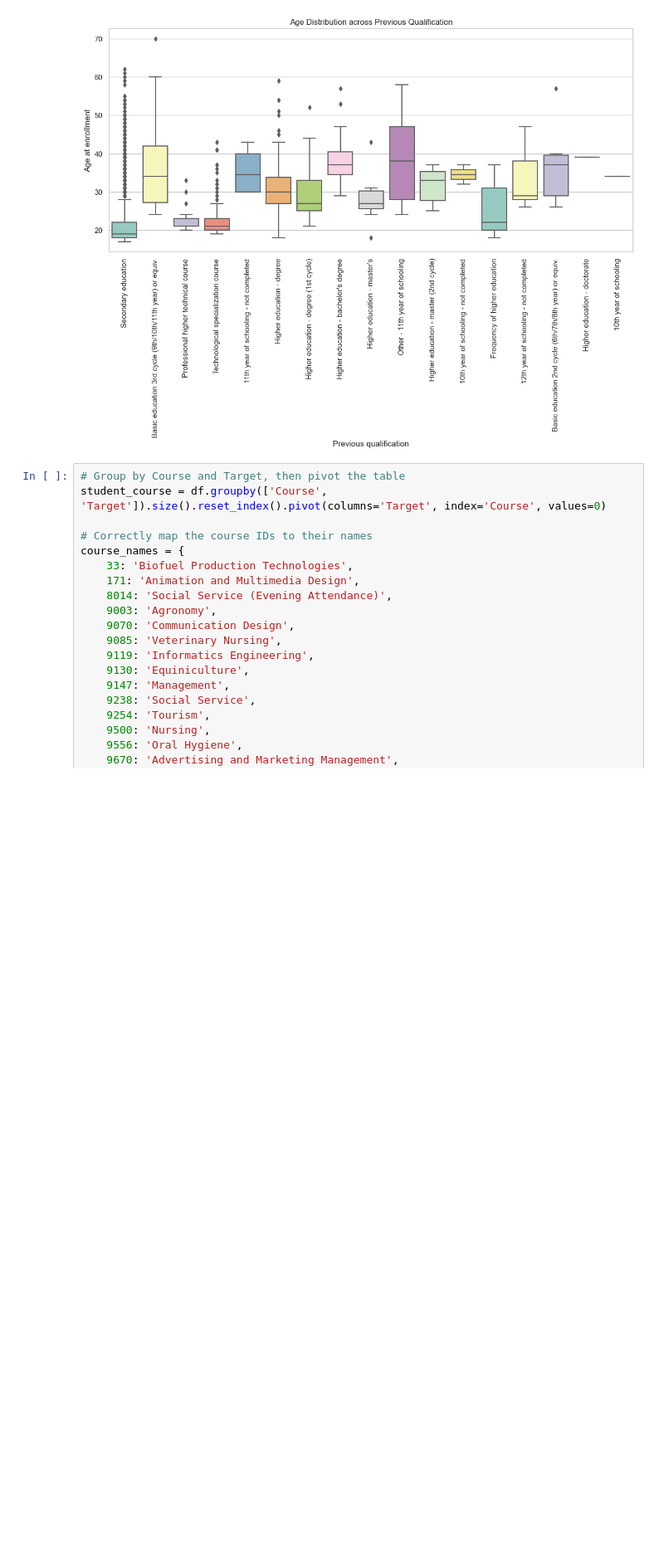
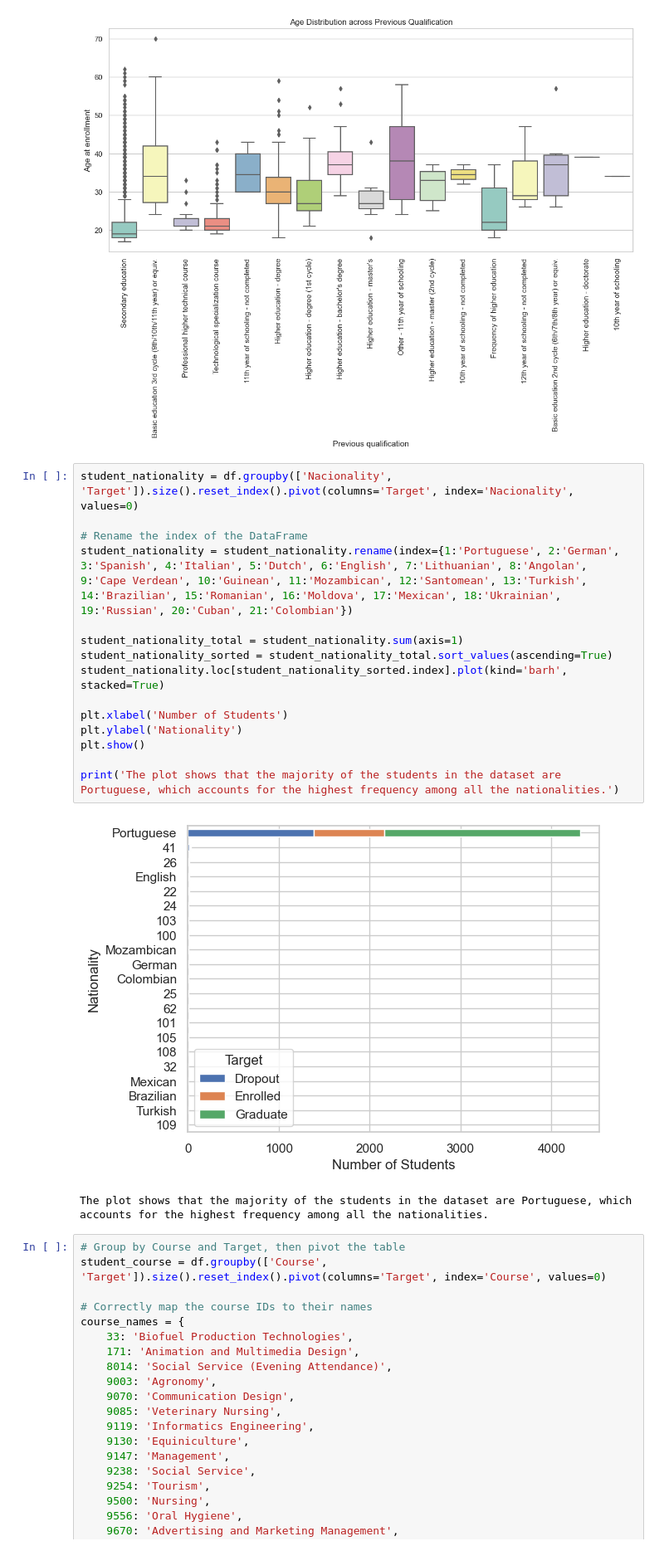
Before and after one commit to youssefhass/ml-predict-student-dropout, a Jupyter notebook: 02_Predict_Students_Dropout_EDA.ipynb, the cells around one changed output. Shown at 83% size. Cells and saved outputs as stored; diff of their text form; blank space fills up the shorter version.

```diff
--- a/02_Predict_Students_Dropout_EDA.ipynb
+++ b/02_Predict_Students_Dropout_EDA.ipynb
@@ -247,6 +252,24 @@ plt.xticks(rotation=90)
 plt.show()
 # %% [output]
 [figure]
+# %%
+student_nationality = df.groupby(['Nacionality', 'Target']).size().reset_index().pivot(columns='Target', index='Nacionality', values=0)
+
+# Rename the index of the DataFrame
+student_nationality = student_nationality.rename(index={1:'Portuguese', 2:'German', 3:'Spanish', 4:'Italian', 5:'Dutch', 6:'English', 7:'Lithuanian', 8:'Angolan', 9:'Cape Verdean', 10:'Guinean', 11:'Mozambican', 12:'Santomean', 13:'Turkish', 14:'Brazilian', 15:'Romanian', 16:'Moldova', 17:'Mexican', 18:'Ukrainian', 19:'Russian', 20:'Cuban', 21:'Colombian'})
+
+student_nationality_total = student_nationality.sum(axis=1)
+student_nationality_sorted = student_nationality_total.sort_values(ascending=True)
+student_nationality.loc[student_nationality_sorted.index].plot(kind='barh', stacked=True)
+
+plt.xlabel('Number of Students')
+plt.ylabel('Nationality')
+plt.show()
+
+print('The plot shows that the majority of the students in the dataset are Portuguese, which accounts for the highest frequency among all the nationalities.')
+# %% [output]
+[figure, added]
+The plot shows that the majority of the students in the dataset are Portuguese, which accounts for the highest frequency among all the nationalities.
 # %%
 # Group by Course and Target, then pivot the table
 student_course = df.groupby(['Course', 'Target']).size().reset_index().pivot(columns='Target', index='Course', values=0)
```
Also changed, not shown: parts of 6 cells of this notebook.
